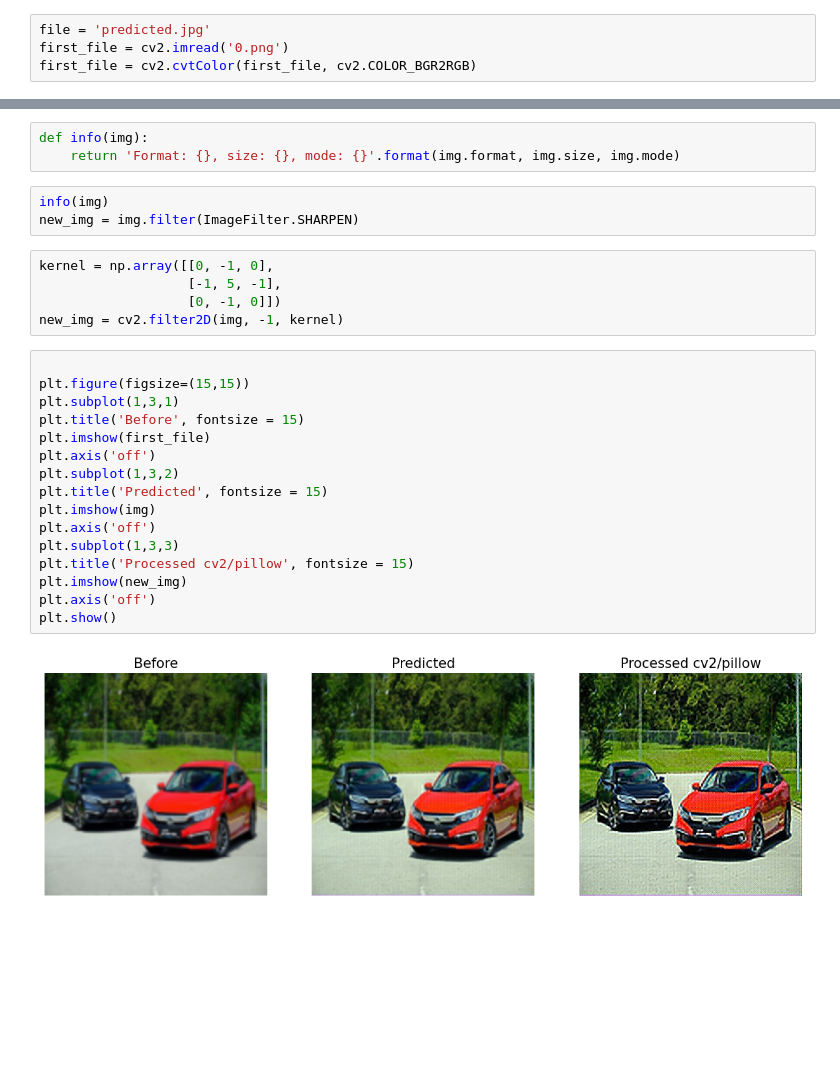
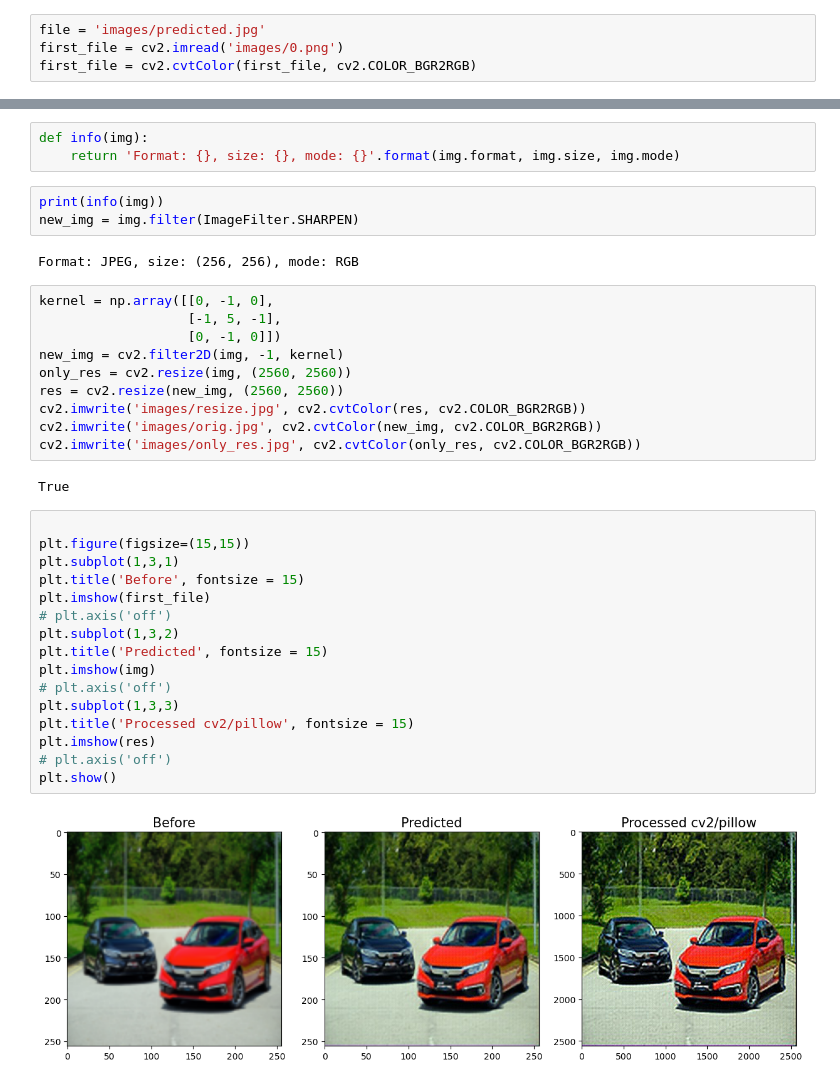
Before and after one commit to dsyt17/diploma-work-4, a Jupyter notebook: models/tf-srgan/image_processing.ipynb, the cells around one changed output, grey strips where cells are left out. Drawn from its saved outputs; the diff is of its cells as text; blank space fills up the shorter version.

```diff
--- a/models/tf-srgan/image_processing.ipynb
+++ b/models/tf-srgan/image_processing.ipynb
@@ -4,8 +4,8 @@ import cv2
 import matplotlib.pyplot as plt
 from PIL import Image, ImageFilter
 # %%
-file = 'predicted.jpg'
-first_file = cv2.imread('0.png')
+file = 'images/predicted.jpg'
+first_file = cv2.imread('images/0.png')
 first_file = cv2.cvtColor(first_file, cv2.COLOR_BGR2RGB)
 # %% [markdown]
 # OpenCV
@@ -21,28 +21,37 @@ with Image.open(file) as img:
 def info(img):
     return 'Format: {}, size: {}, mode: {}'.format(img.format, img.size, img.mode)
 # %%
-info(img)
+print(info(img))
 new_img = img.filter(ImageFilter.SHARPEN)
+# %% [output]
+Format: JPEG, size: (256, 256), mode: RGB
 # %%
 kernel = np.array([[0, -1, 0],
                    [-1, 5, -1],
                    [0, -1, 0]])
 new_img = cv2.filter2D(img, -1, kernel)
+only_res = cv2.resize(img, (2560, 2560))
+res = cv2.resize(new_img, (2560, 2560))
+cv2.imwrite('images/resize.jpg', cv2.cvtColor(res, cv2.COLOR_BGR2RGB))
+cv2.imwrite('images/orig.jpg', cv2.cvtColor(new_img, cv2.COLOR_BGR2RGB))
+cv2.imwrite('images/only_res.jpg', cv2.cvtColor(only_res, cv2.COLOR_BGR2RGB))
+# %% [output]
+True
 # %%
 
 plt.figure(figsize=(15,15))
 plt.subplot(1,3,1)
 plt.title('Before', fontsize = 15)
 plt.imshow(first_file)
-plt.axis('off')
+# plt.axis('off')
 plt.subplot(1,3,2)
 plt.title('Predicted', fontsize = 15)
 plt.imshow(img)
-plt.axis('off')
+# plt.axis('off')
 plt.subplot(1,3,3)
 plt.title('Processed cv2/pillow', fontsize = 15)
-plt.imshow(new_img)
-plt.axis('off')
+plt.imshow(res)
+# plt.axis('off')
 plt.show()
 # %% [output]
-[figure, old version]
+[figure, new version]
```
Also changed, not shown: 3 other files.
